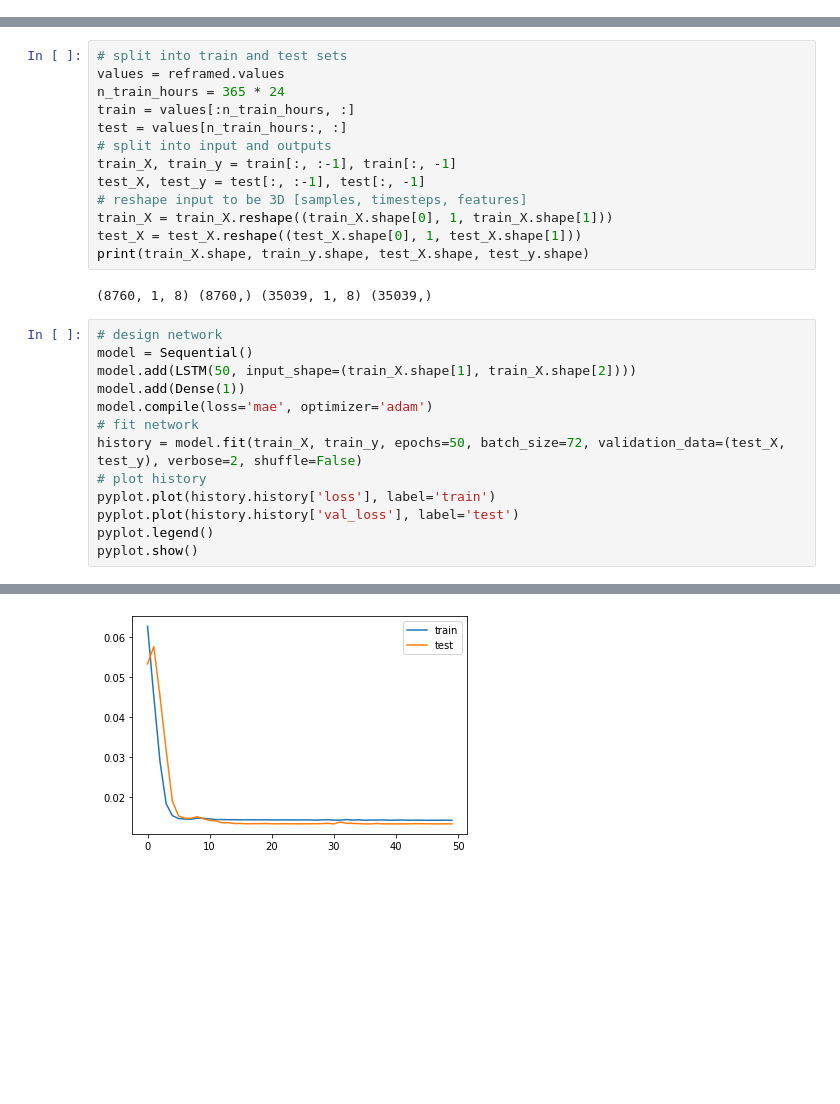
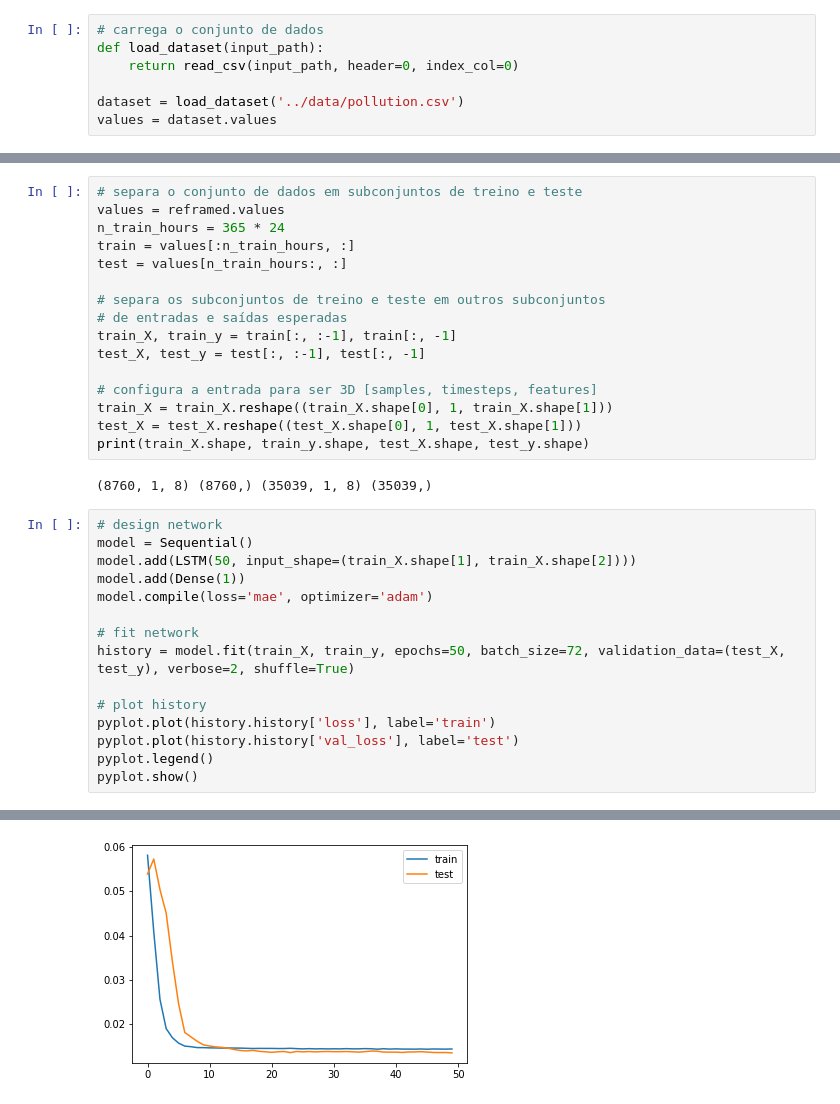
Before and after one commit to icaromourao/Multivariate-Time-Series-Forecasting, a Jupyter notebook: notebooks/Forecast.ipynb, the cells around one changed output, grey strips where cells are left out. Drawn from its saved outputs; the diff is of its cells as text; blank space fills up the shorter version.

```diff
--- a/notebooks/Forecast.ipynb
+++ b/notebooks/Forecast.ipynb
@@ -48,0 +50,7 @@ date
+# %%
+# carrega o conjunto de dados
+def load_dataset(input_path):
+    return read_csv(input_path, header=0, index_col=0)
+
+dataset = load_dataset('../data/pollution.csv')
+values = dataset.values
@@ -123,13 +128,16 @@ print(reframed.head())
 # %%
-# split into train and test sets
+# separa o conjunto de dados em subconjuntos de treino e teste
 values = reframed.values
 n_train_hours = 365 * 24
 train = values[:n_train_hours, :]
 test = values[n_train_hours:, :]
-# split into input and outputs
+
+# separa os subconjuntos de treino e teste em outros subconjuntos
+# de entradas e saídas esperadas
 train_X, train_y = train[:, :-1], train[:, -1]
 test_X, test_y = test[:, :-1], test[:, -1]
-# reshape input to be 3D [samples, timesteps, features]
+
+# configura a entrada para ser 3D [samples, timesteps, features]
 train_X = train_X.reshape((train_X.shape[0], 1, train_X.shape[1]))
 test_X = test_X.reshape((test_X.shape[0], 1, test_X.shape[1]))
 print(train_X.shape, train_y.shape, test_X.shape, test_y.shape)
@@ -141,8 +149,10 @@ model = Sequential()
 model.add(LSTM(50, input_shape=(train_X.shape[1], train_X.shape[2])))
 model.add(Dense(1))
 model.compile(loss='mae', optimizer='adam')
+
 # fit network
-history = model.fit(train_X, train_y, epochs=50, batch_size=72, validation_data=(test_X, test_y), verbose=2, shuffle=False)
+history = model.fit(train_X, train_y, epochs=50, batch_size=72, validation_data=(test_X, test_y), verbose=2, shuffle=True)
+
 # plot history
 pyplot.plot(history.history['loss'], label='train')
 pyplot.plot(history.history['val_loss'], label='test')
@@ -169,4 +179,4 @@ Epoch 50/50
-[figure, old version]
+[figure, new version]
 # %%
 # make a prediction
 yhat = model.predict(test_X)
```
Also changed, not shown: parts of 8 cells of this notebook.
